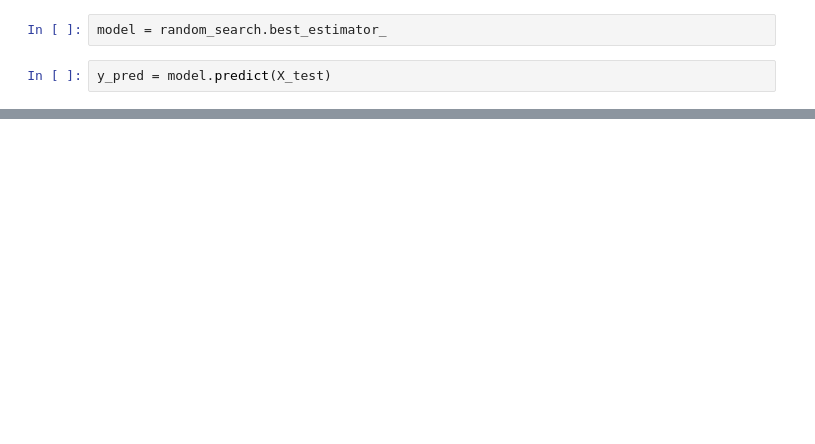
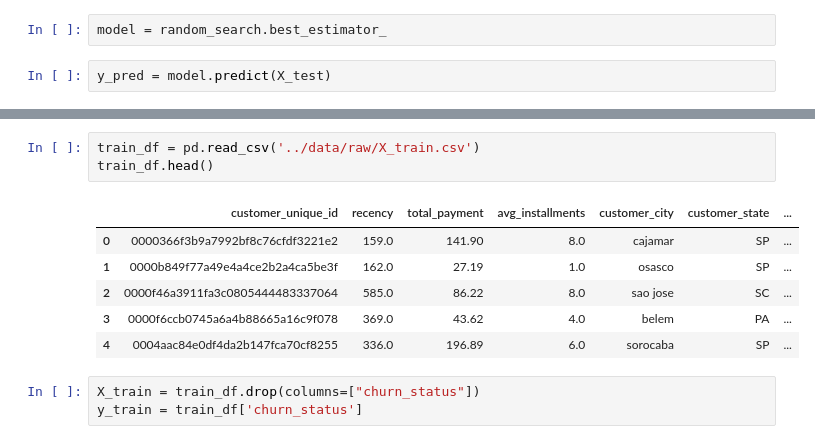
Before and after one commit to 10orabh/olist-chrun-prediction-version-2, a Jupyter notebook: notebooks/exp.ipynb, the cells around one changed output, grey strips where cells are left out. Drawn from its saved outputs; the diff is of its cells as text; blank space fills up the shorter version.

```diff
--- a/notebooks/exp.ipynb
+++ b/notebooks/exp.ipynb
@@ -83,0 +140,13 @@ print(f1_score(y_pred=y_pred,y_true=y_test))
+# %%
+train_df = pd.read_csv('../data/raw/X_train.csv')
+train_df.head()
+# %% [output]
+|  | customer_unique_id | recency | total_payment | avg_installments | customer_city | customer_state | ... |
+| 0 | 0000366f3b9a7992bf8c76cfdf3221e2 | 159.0 | 141.90 | 8.0 | cajamar | SP | ... |
+| 1 | 0000b849f77a49e4a4ce2b2a4ca5be3f | 162.0 | 27.19 | 1.0 | osasco | SP | ... |
+| 2 | 0000f46a3911fa3c0805444483337064 | 585.0 | 86.22 | 8.0 | sao jose | SC | ... |
+| 3 | 0000f6ccb0745a6a4b88665a16c9f078 | 369.0 | 43.62 | 4.0 | belem | PA | ... |
+| 4 | 0004aac84e0df4da2b147fca70cf8255 | 336.0 | 196.89 | 6.0 | sorocaba | SP | ... |
+# %%
+X_train = train_df.drop(columns=["churn_status"])
+y_train = train_df['churn_status']
```
Also changed, not shown: parts of 7 cells of this notebook, 9 other files.
